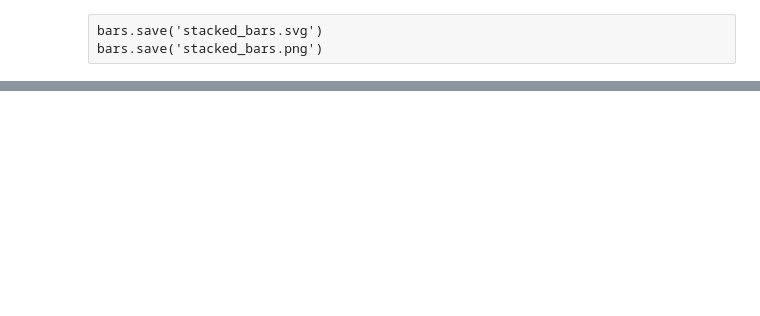
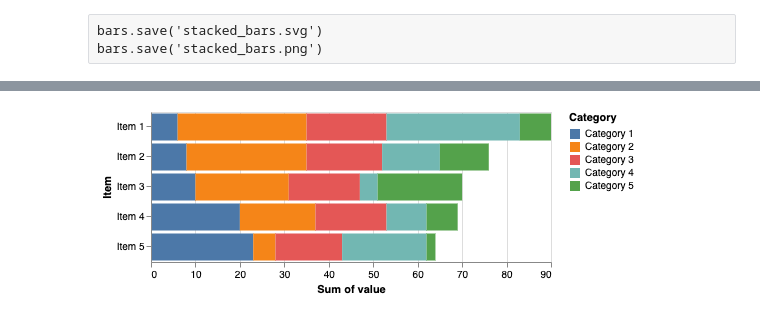
Before and after one commit to emonson/altair-vis-python, a Jupyter notebook: 01_NatureBarValues.ipynb, the cells around one changed output, grey strips where cells are left out. Drawn from its saved outputs; the diff is of its cells as text; code cells hidden in the pictures; blank space fills up the shorter version.

```diff
--- a/01_NatureBarValues.ipynb
+++ b/01_NatureBarValues.ipynb
@@ -447 +460,11 @@ bars.save('stacked_bars.png')
+# %%
+alt.Chart(df).mark_bar().encode(
+    x = 'sum(value):Q',
+    y = 'Item:O',
+    color = 'Category:N',
+    order = alt.Order('Category:O', sort='ascending'),
+    tooltip=['Item','Category','sum(value)']
+).properties(height=150)
+# %% [output]
+[figure, added]
 # %% [markdown]
```
Also changed, not shown: parts of 24 cells of this notebook.
